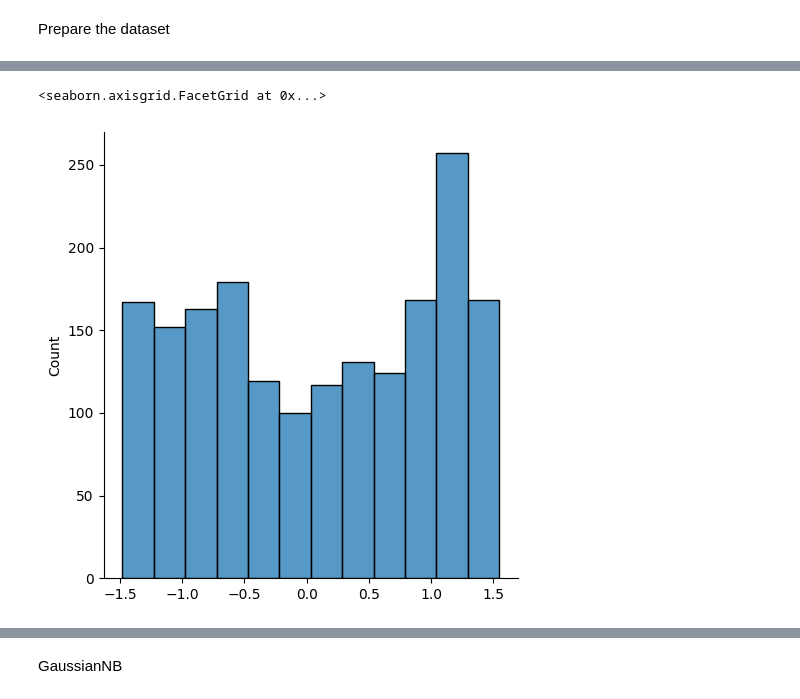
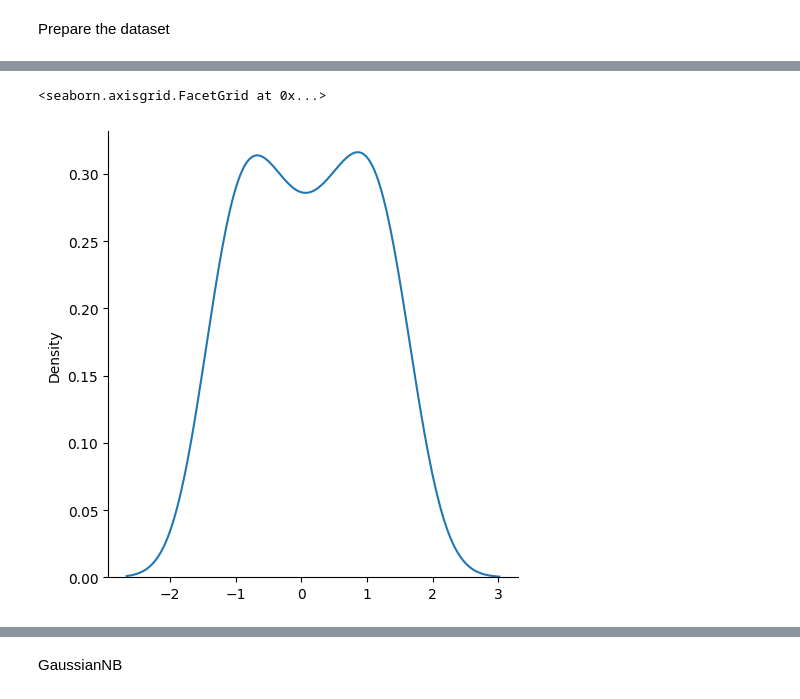
Before and after one commit to francomano/uav, a Jupyter notebook: uav.ipynb, the cells around one changed output, grey strips where cells are left out. Saved outputs shown, nothing was run; the diff lists cells and outputs as text; code cells hidden in the pictures.

```diff
--- a/uav.ipynb
+++ b/uav.ipynb
@@ -149,7 +149,7 @@ Name: num_collisions, dtype: int64
 Number of training samples: 849
 Number of test samples: 200
 # %%
-sns.displot(X[:,4])
+sns.displot(X[24],kind='kde')
 # %% [output]
 <seaborn.axisgrid.FacetGrid at 0x...>
-[figure, old version]
+[figure, new version]
```
Also changed, not shown: parts of 22 cells of this notebook, 1 other file.
